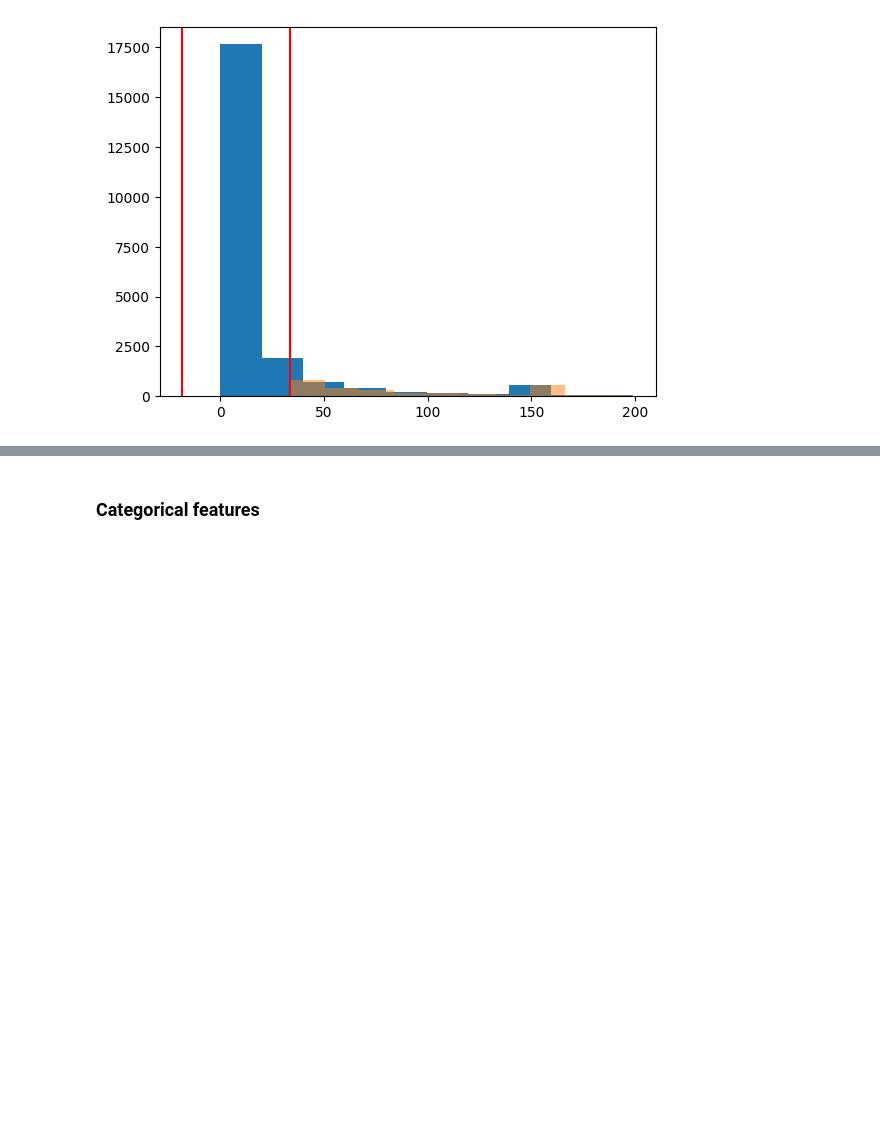
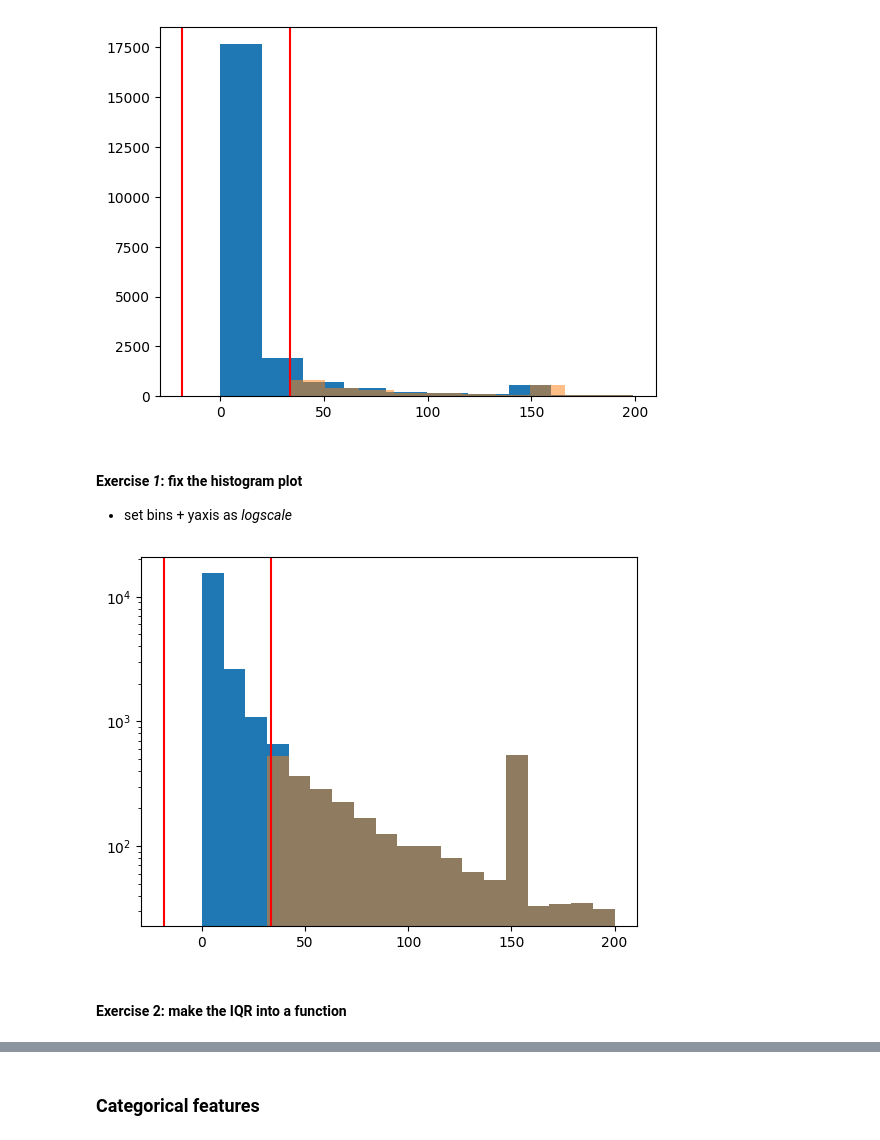
Before and after one commit to Py-ualg/2025-tidy-python, a Jupyter notebook: tutorials/nb3_visualization.ipynb, the cells around one changed output, grey strips where cells are left out. Cells and saved outputs as stored; diff of their text form; code cells hidden in the pictures; blank space fills up the shorter version.

Commit message:
more visualizations

```diff
--- a/tutorials/nb3_visualization.ipynb
+++ b/tutorials/nb3_visualization.ipynb
@@ -143,3 +142,20 @@ plt.hist(outliers['right_claw_length'], alpha=0.5)
 plt.show()
 # %% [output]
 [figure]
+# %% [markdown]
+#### Exercise *1*: fix the histogram plot
+- set bins + yaxis as *logscale*
+# %%
+#@title Solution
+
+bins = np.linspace(0, 200, 20)
+plt.hist(crabs1['right_claw_length'], bins=bins)
+plt.axvline(x=lower, color='r')
+plt.axvline(x=upper, color='r')
+plt.hist(outliers['right_claw_length'], bins=bins, alpha=0.5)
+plt.yscale('log')
+plt.show()
+# %% [output]
+[figure, added]
+# %% [markdown]
+#### Exercise 2: make the IQR into a function
```
Also changed, not shown: parts of 53 cells of this notebook.
